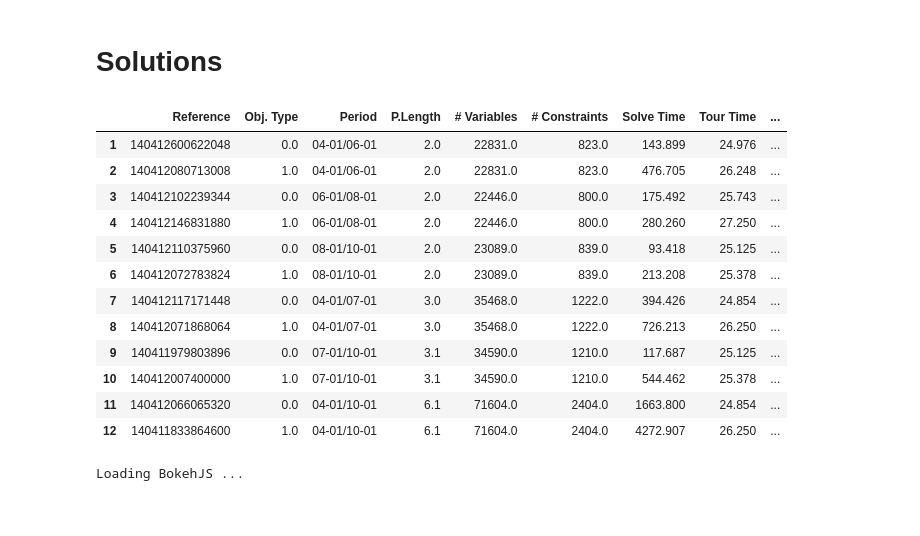
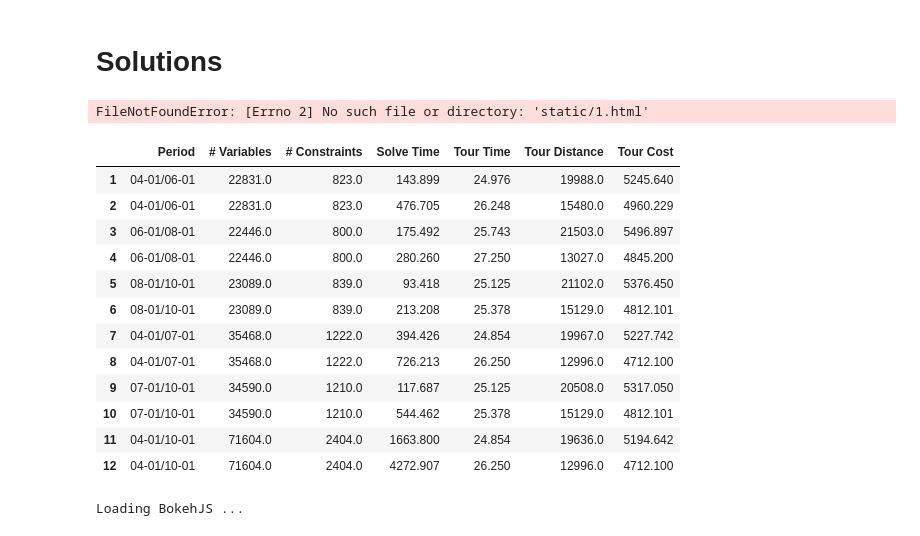
Before and after one commit to sertalpbilal/traveling-baseball-fan-problem, a Jupyter notebook: TBFP.ipynb, the cells around one changed output. Drawn from its saved outputs; the diff is of its cells as text; code cells hidden in the pictures.

```diff
--- a/TBFP.ipynb
+++ b/TBFP.ipynb
@@ -42,10 +42,13 @@ for filename in sorted(os.listdir(os.getcwd() + '/results'), reverse=True):
             for visit in f:
                 if ']' not in visit:
                     items = visit.split(',')
+                    items = [i.replace('\n','') for i in items]
                     rowx['schd'].append(items)
         elif ': ' in line:
             pl = line.split(': ')
             rowx[pl[0]] = pl[1].replace('\n','')
+    rowx['df'] = pd.DataFrame(rowx['schd'], columns=['ID', 'Venue', 'Away', 'Home', 'City', 'Date', 'Lat', 'Long']).set_index(['ID'])
+    rowx['df'] = rowx['df'].to_html(columns=['Away', 'Home', 'Venue', 'City', 'Date'])
     solutions.append(rowx)
 # %%
 # Generate source for plots and maps
@@ -59,13 +62,13 @@ for i, v in enumerate(solutions):
     df_source.append([
         i+1, v['ref'].split('.')[0], float(v['objt']), period, float(v['mont']), float(v['vars']), float(v['cons']),
         float(v['solv'].split()[0]), float(v['time'].split()[0]),
-        float(v['dist'].split()[0]), float(v['cost'].split()[0])
+        float(v['dist'].split()[0]), float(v['cost'].split()[0]), v['df']
     ])
 
 # Draw all maps
 allplots = []
 allhtml = []
-for i in solutions:
+for no, i in enumerate(solutions):
     route = i['schd']
     tbfmap = folium.Map(location=[39.82, -98.58], zoom_start=4, tiles="OpenStreetMap")
     for node in route:
@@ -84,39 +87,48 @@ for i in solutions:
     lines.add_to(tbfmap)
     allplots.append(tbfmap)
     allhtml.append(tbfmap._repr_html_())
+    html_data = allhtml[-1]
+    tbfmap.save('maps/{}.html'.format(no+1))
+    display(HTML('<iframe width="100%" height=500px src="maps/{}.html"></iframe>'.format(no+1)))
+    #print(html_data + "")
+    #display(HTML(html_data))
+    #print(html_data)
+    break
 
 maps=ColumnDataSource(data=dict(map= allhtml))
+# %% [output]
+FileNotFoundError: [Errno 2] No such file or directory: 'static/1.html'
 # %%
 # Prepare and print plot data
 
 df = pd.DataFrame(
     df_source,
     columns=[
         'id', 'ref', 'objt', 'period', 'mont', 'vars', 'cons', 'solv',
-        'time', 'dist', 'cost'
+        'time', 'dist', 'cost', 'html'
     ]).set_index(['id'])
 
 axis_map = {
     "Tour Length": 'tour', "Tour Distance": 'dist', "Tour Cost": 'cost', "Period Length": 'mont'
 }
 
 df2=df.rename(columns = {'ref': 'Reference', 'objt':'Obj. Type', 'period': 'Period', 'mont': 'P.Length', 'vars': '# Variables', 'cons': '# Constraints',
                         'solv': 'Solve Time', 'time': 'Tour Time', 'dist': 'Tour Distance', 'cost': 'Tour Cost'})
-display(HTML(df2.to_html(index_names=False)))
+display(HTML(df2.to_html(columns=['Period', '# Variables', '# Constraints', 'Solve Time', 'Tour Time', 'Tour Distance', 'Tour Cost'],index_names=False)))
 # %% [output]
-|  | Reference | Obj. Type | Period | P.Length | # Variables | # Constraints | Solve Time | Tour Time | ... |
-| 1 | 140412600622048 | 0.0 | 04-01/06-01 | 2.0 | 22831.0 | 823.0 | 143.899 | 24.976 | ... |
-| 2 | 140412080713008 | 1.0 | 04-01/06-01 | 2.0 | 22831.0 | 823.0 | 476.705 | 26.248 | ... |
-| 3 | 140412102239344 | 0.0 | 06-01/08-01 | 2.0 | 22446.0 | 800.0 | 175.492 | 25.743 | ... |
-| 4 | 140412146831880 | 1.0 | 06-01/08-01 | 2.0 | 22446.0 | 800.0 | 280.260 | 27.250 | ... |
-| 5 | 140412110375960 | 0.0 | 08-01/10-01 | 2.0 | 23089.0 | 839.0 | 93.418 | 25.125 | ... |
-| 6 | 140412072783824 | 1.0 | 08-01/10-01 | 2.0 | 23089.0 | 839.0 | 213.208 | 25.378 | ... |
-| 7 | 140412117171448 | 0.0 | 04-01/07-01 | 3.0 | 35468.0 | 1222.0 | 394.426 | 24.854 | ... |
-| 8 | 140412071868064 | 1.0 | 04-01/07-01 | 3.0 | 35468.0 | 1222.0 | 726.213 | 26.250 | ... |
-| 9 | 140411979803896 | 0.0 | 07-01/10-01 | 3.1 | 34590.0 | 1210.0 | 117.687 | 25.125 | ... |
-| 10 | 140412007400000 | 1.0 | 07-01/10-01 | 3.1 | 34590.0 | 1210.0 | 544.462 | 25.378 | ... |
-| 11 | 140412066065320 | 0.0 | 04-01/10-01 | 6.1 | 71604.0 | 2404.0 | 1663.800 | 24.854 | ... |
-| 12 | 140411833864600 | 1.0 | 04-01/10-01 | 6.1 | 71604.0 | 2404.0 | 4272.907 | 26.250 | ... |
+|  | Period | # Variables | # Constraints | Solve Time | Tour Time | Tour Distance | Tour Cost |
+| 1 | 04-01/06-01 | 22831.0 | 823.0 | 143.899 | 24.976 | 19988.0 | 5245.640 |
+| 2 | 04-01/06-01 | 22831.0 | 823.0 | 476.705 | 26.248 | 15480.0 | 4960.229 |
+| 3 | 06-01/08-01 | 22446.0 | 800.0 | 175.492 | 25.743 | 21503.0 | 5496.897 |
+| 4 | 06-01/08-01 | 22446.0 | 800.0 | 280.260 | 27.250 | 13027.0 | 4845.200 |
+| 5 | 08-01/10-01 | 23089.0 | 839.0 | 93.418 | 25.125 | 21102.0 | 5376.450 |
+| 6 | 08-01/10-01 | 23089.0 | 839.0 | 213.208 | 25.378 | 15129.0 | 4812.101 |
+| 7 | 04-01/07-01 | 35468.0 | 1222.0 | 394.426 | 24.854 | 19967.0 | 5227.742 |
+| 8 | 04-01/07-01 | 35468.0 | 1222.0 | 726.213 | 26.250 | 12996.0 | 4712.100 |
+| 9 | 07-01/10-01 | 34590.0 | 1210.0 | 117.687 | 25.125 | 20508.0 | 5317.050 |
+| 10 | 07-01/10-01 | 34590.0 | 1210.0 | 544.462 | 25.378 | 15129.0 | 4812.101 |
+| 11 | 04-01/10-01 | 71604.0 | 2404.0 | 1663.800 | 24.854 | 19636.0 | 5194.642 |
+| 12 | 04-01/10-01 | 71604.0 | 2404.0 | 4272.907 | 26.250 | 12996.0 | 4712.100 |
 # %%
 # Generate plots and set callbacks
 callback = CustomJS(code="""
```
Also changed, not shown: parts of 3 cells of this notebook.
